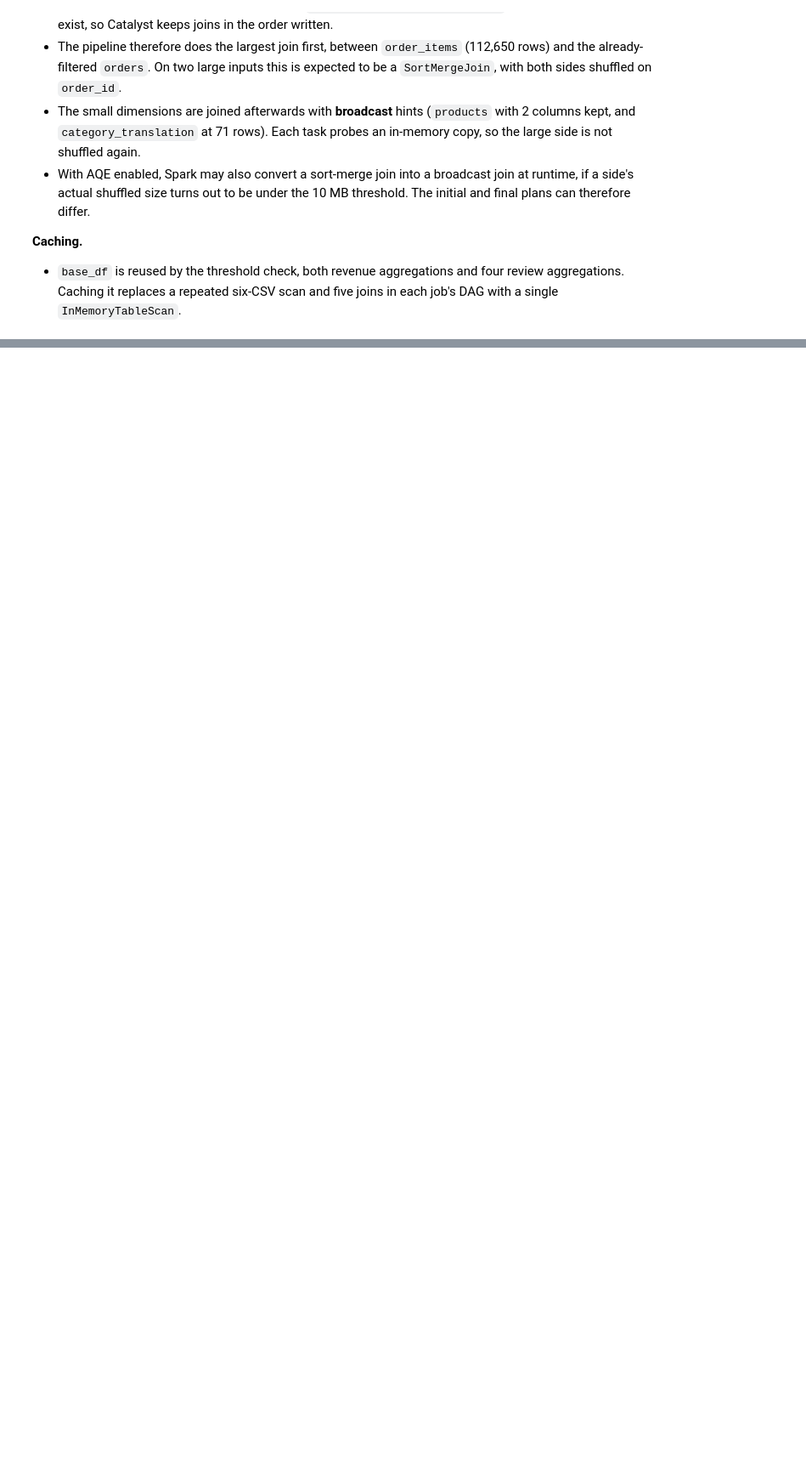
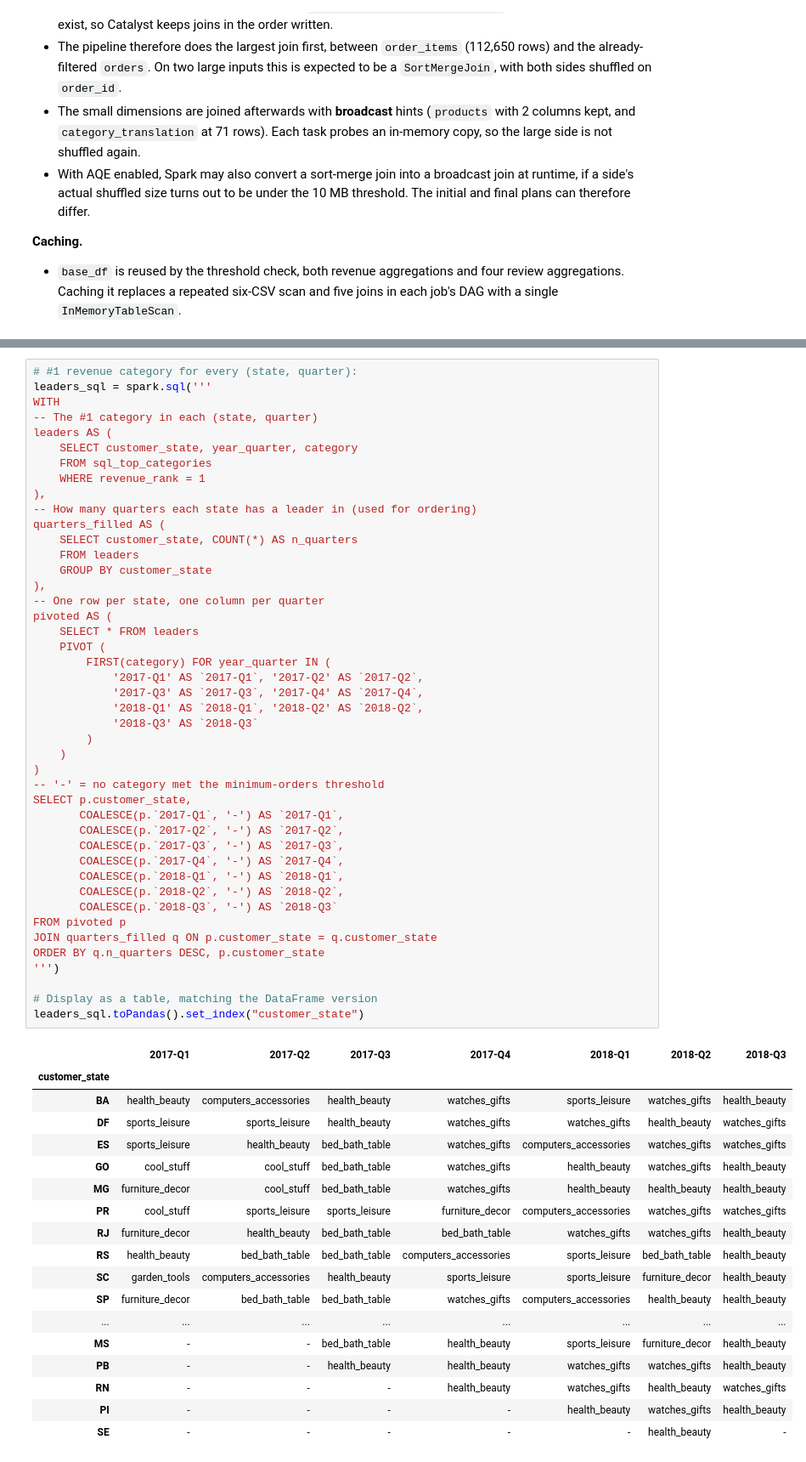
Before and after one commit to ndec0001-max/ITO5202, a Jupyter notebook: assessment1.ipynb, the cells around one changed output, grey strips where cells are left out. Shown at 85% size. Saved outputs shown, nothing was run; the diff lists cells and outputs as text; blank space fills up the shorter version.

```diff
--- a/assessment1.ipynb
+++ b/assessment1.ipynb
@@ -1184,0 +1321,63 @@ The points below describe how filtering, projection and join ordering shape the
+# %%
+# #1 revenue category for every (state, quarter):
+leaders_sql = spark.sql('''
+WITH
+-- The #1 category in each (state, quarter)
+leaders AS (
+    SELECT customer_state, year_quarter, category
+    FROM sql_top_categories
+    WHERE revenue_rank = 1
+),
+-- How many quarters each state has a leader in (used for ordering)
+quarters_filled AS (
+    SELECT customer_state, COUNT(*) AS n_quarters
+    FROM leaders
+    GROUP BY customer_state
+),
+-- One row per state, one column per quarter
+pivoted AS (
+    SELECT * FROM leaders
+    PIVOT (
+        FIRST(category) FOR year_quarter IN (
+            '2017-Q1' AS `2017-Q1`, '2017-Q2' AS `2017-Q2`,
+            '2017-Q3' AS `2017-Q3`, '2017-Q4' AS `2017-Q4`,
+            '2018-Q1' AS `2018-Q1`, '2018-Q2' AS `2018-Q2`,
+            '2018-Q3' AS `2018-Q3`
+        )
+    )
+)
+-- '-' = no category met the minimum-orders threshold
+SELECT p.customer_state,
+       COALESCE(p.`2017-Q1`, '-') AS `2017-Q1`,
+       COALESCE(p.`2017-Q2`, '-') AS `2017-Q2`,
+       COALESCE(p.`2017-Q3`, '-') AS `2017-Q3`,
+       COALESCE(p.`2017-Q4`, '-') AS `2017-Q4`,
+       COALESCE(p.`2018-Q1`, '-') AS `2018-Q1`,
+       COALESCE(p.`2018-Q2`, '-') AS `2018-Q2`,
+       COALESCE(p.`2018-Q3`, '-') AS `2018-Q3`
+FROM pivoted p
+JOIN quarters_filled q ON p.customer_state = q.customer_state
+ORDER BY q.n_quarters DESC, p.customer_state
+''')
+
+# Display as a table, matching the DataFrame version
+leaders_sql.toPandas().set_index("customer_state")
+# %% [output]
+|  | 2017-Q1 | 2017-Q2 | 2017-Q3 | 2017-Q4 | 2018-Q1 | 2018-Q2 | 2018-Q3 |
+| customer_state |  |  |  |  |  |  |  |
+| BA | health_beauty | computers_accessories | health_beauty | watches_gifts | sports_leisure | watches_gifts | health_beauty |
+| DF | sports_leisure | sports_leisure | health_beauty | watches_gifts | watches_gifts | health_beauty | watches_gifts |
+| ES | sports_leisure | health_beauty | bed_bath_table | watches_gifts | computers_accessories | watches_gifts | watches_gifts |
+| GO | cool_stuff | cool_stuff | bed_bath_table | watches_gifts | health_beauty | watches_gifts | health_beauty |
+| MG | furniture_decor | cool_stuff | bed_bath_table | watches_gifts | health_beauty | health_beauty | health_beauty |
+| PR | cool_stuff | sports_leisure | sports_leisure | furniture_decor | computers_accessories | watches_gifts | watches_gifts |
+| RJ | furniture_decor | health_beauty | bed_bath_table | bed_bath_table | watches_gifts | watches_gifts | health_beauty |
+| RS | health_beauty | bed_bath_table | bed_bath_table | computers_accessories | sports_leisure | bed_bath_table | health_beauty |
+| SC | garden_tools | computers_accessories | health_beauty | sports_leisure | sports_leisure | furniture_decor | health_beauty |
+| SP | furniture_decor | bed_bath_table | bed_bath_table | watches_gifts | computers_accessories | health_beauty | health_beauty |
+| ... | ... | ... | ... | ... | ... | ... | ... |
+| MS | - | - | bed_bath_table | health_beauty | sports_leisure | furniture_decor | health_beauty |
+| PB | - | - | health_beauty | health_beauty | watches_gifts | watches_gifts | health_beauty |
+| RN | - | - | - | health_beauty | watches_gifts | health_beauty | watches_gifts |
+| PI | - | - | - | - | health_beauty | watches_gifts | health_beauty |
+| SE | - | - | - | - | - | health_beauty | - |
```
Also changed, not shown: parts of 15 cells of this notebook.
